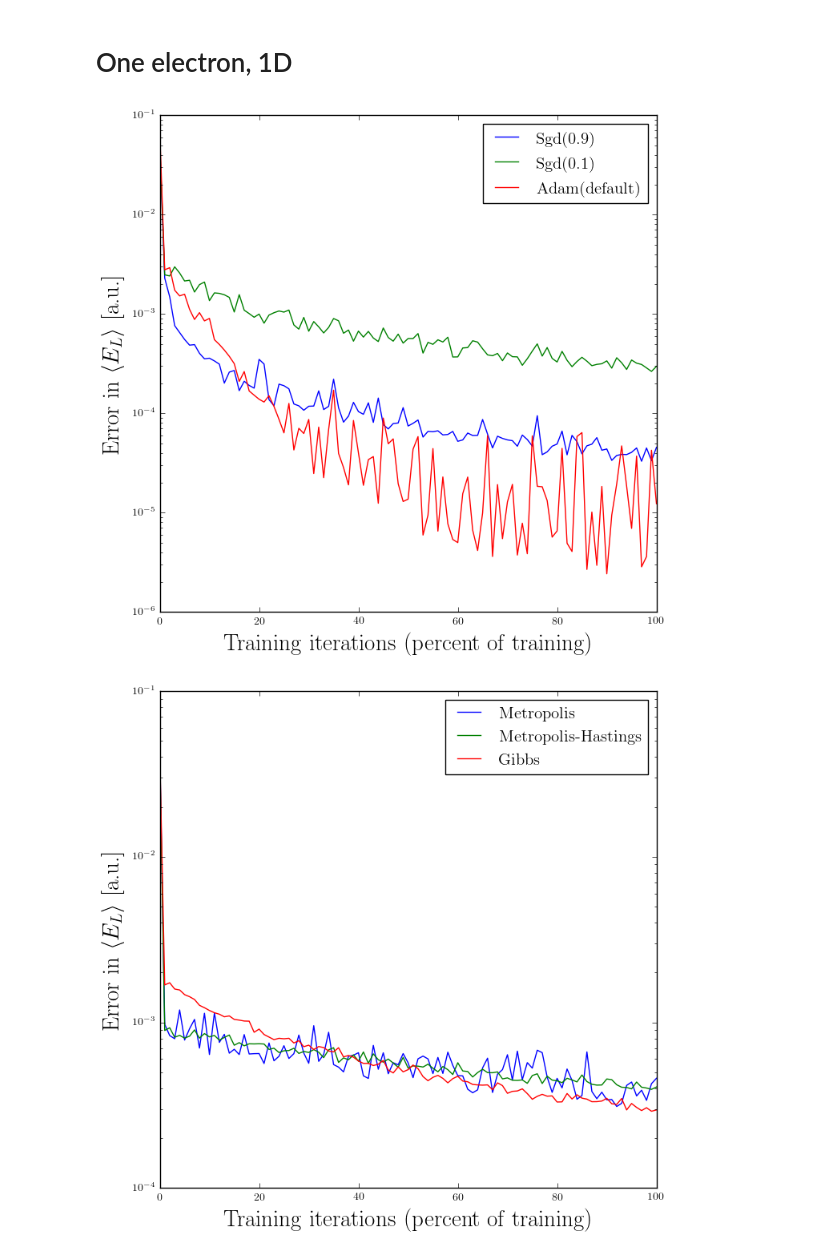
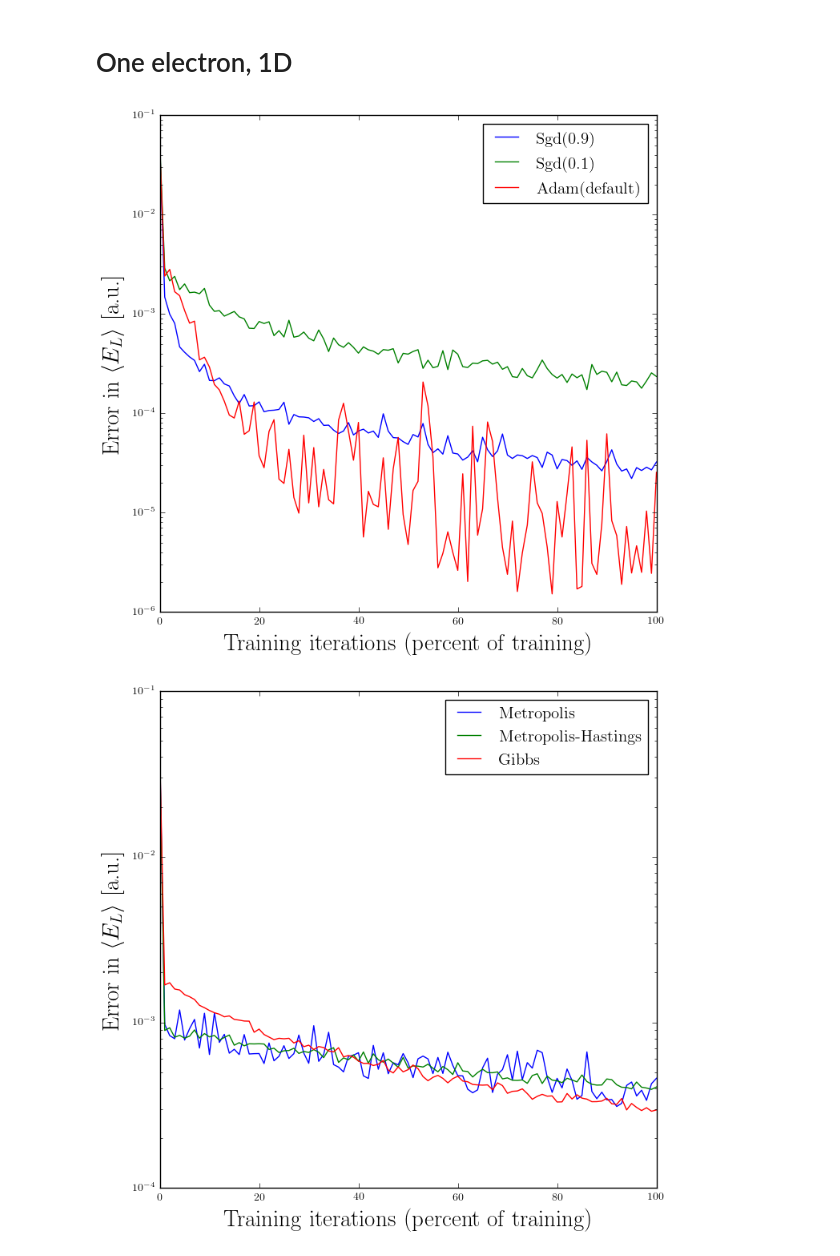
Before and after one commit to bsamseth/qflow, a Jupyter notebook: projects/python/RBM.ipynb, the cells around one changed output. Cells and saved outputs as stored; diff of their text form; code cells hidden in the pictures.

Commit message:
Update the RBM notebook with final results.
Hopefully that is.

```diff
--- a/projects/python/RBM.ipynb
+++ b/projects/python/RBM.ipynb
@@ -69,7 +71,7 @@ def training_plot(target, rbm, H, sampler, iters, samples, lr=0.01, gamma=0, opt
         plt.savefig(saveas)
 
 def multiplot(target, rbms, H, samplers, optimizers, iters, samples, gamma=0,
-              saveas=None, verbose=False, labels=None, zip_sampler_rbm_and_optimizer=False):
+              saveas=None, verbose=False, labels=None, zip_sampler_rbm_and_optimizer=False, logplot=True):
     initial_params = array_to_vector(vector_to_array(rbms[0].get_parameters()))
     fig, ax = plt.subplots(figsize=figsize)
 
@@ -77,14 +79,20 @@ def multiplot(target, rbms, H, samplers, optimizers, iters, samples, gamma=0,
         for rbm, sampler, optimizer in zip(rbms, samplers, optimizers):
             E = training_plot(target, rbm, H, sampler, iters, samples,
                               gamma=gamma, optimizer=optimizer, return_E=True, verbose=verbose)
-            ax.semilogy(E)
+            if logplot:
+                ax.semilogy(E)
+            else:
+                ax.plot(E)
     else:
         for rbm, sampler in zip(rbms, samplers):
             for optimizer in optimizers:
                 rbm.set_parameters(initial_params)
                 E = training_plot(target, rbm, H, sampler, iters, samples,
                                   gamma=gamma, optimizer=optimizer, return_E=True, verbose=verbose)
-                ax.semilogy(E)
+                if logplot:
+                    ax.semilogy(E)
+                else:
+                    ax.plot(E)
 
     ax.set_ylabel(r'Error in $\langle E_L\rangle$ [a.u.]', fontsize=axis_fontsize-5)
     ax.set_xlabel(r'Training iterations (percent of training)', fontsize=axis_fontsize-5)
@@ -93,7 +101,8 @@ def multiplot(target, rbms, H, samplers, optimizers, iters, samples, gamma=0,
     if saveas:
         plt.savefig(saveas)
 
-def onebodydensity_plot(H, sampler, n_bins, max_radius, samples, saveas=None):
+def onebodydensity_plot(H, sampler, n_bins, max_radius, samples,
+                        saveas=None, fig_ax=None, plot_exact=True, label='RBM'):
     rho = vector_to_array(H.onebodydensity(sampler, n_bins, max_radius, samples))
     r = np.linspace(0, max_radius, len(rho))
 
@@ -102,16 +111,22 @@ def onebodydensity_plot(H, sampler, n_bins, max_radius, samples, saveas=None):
     exact = np.exp(- r**2)
     exact = exact / np.trapz(exact, x=r)
 
+    if fig_ax:
+        fig, ax = fig_ax
+    else:
+        fig, ax = plt.subplots(figsize=figsize)
 
-    fig, ax = plt.subplots(figsize=figsize)
-    ax.plot(r, rho, label='RBM')
-    ax.plot(r, exact, label='Exact')
+    if plot_exact:
+        ax.plot(r, exact, label='Exact')
+    ax.plot(r, rho, label=label)
     ax.set_xlabel(r'$r/r_0$', fontsize=axis_fontsize-5)
     ax.set_ylabel(r'$\rho_i$', fontsize=axis_fontsize-5)
     plt.legend(fontsize=title_fontsize-5)
 
     if saveas:
         plt.savefig(saveas)
+
+    return fig, ax
 # %% [markdown]
 # One electron, 1D
 # %%
@@ -124,12 +139,12 @@ H = RBMHarmonicOscillatorHamiltonian()
 # %%
 rand_gen.seed(123)
 rbms = [RBMWavefunction(M, N, sigma2)]
 samplers = [ImportanceSampler(system, rbms[0], 0.5)]
 optimizers = [SgdOptimizer(0.9), SgdOptimizer(0.1), AdamOptimizer(rbms[0].get_parameters().size())]
 labels = 'Sgd(0.9)', 'Sgd(0.1)', 'Adam(default)'
-multiplot(0.5, rbms, H, samplers, optimizers, 40000, 100, labels=labels, saveas='../results/learning-optimizers.png')
+multiplot(0.5, rbms, H, samplers, optimizers, 60000, 100, labels=labels, saveas='../results/learning-optimizers.png')
 # %% [output]
-[figure, old version]
+[figure, new version]
 # %%
 rand_gen.seed(123)
 rbms = [RBMWavefunction(M, N, sigma2), RBMWavefunction(M, N, sigma2), RBMWavefunction(M, N, RBMWavefunction.GIBBS_FACTOR * sigma2, RBMWavefunction.GIBBS_FACTOR)]
```
Also changed, not shown: parts of 30 cells of this notebook.
